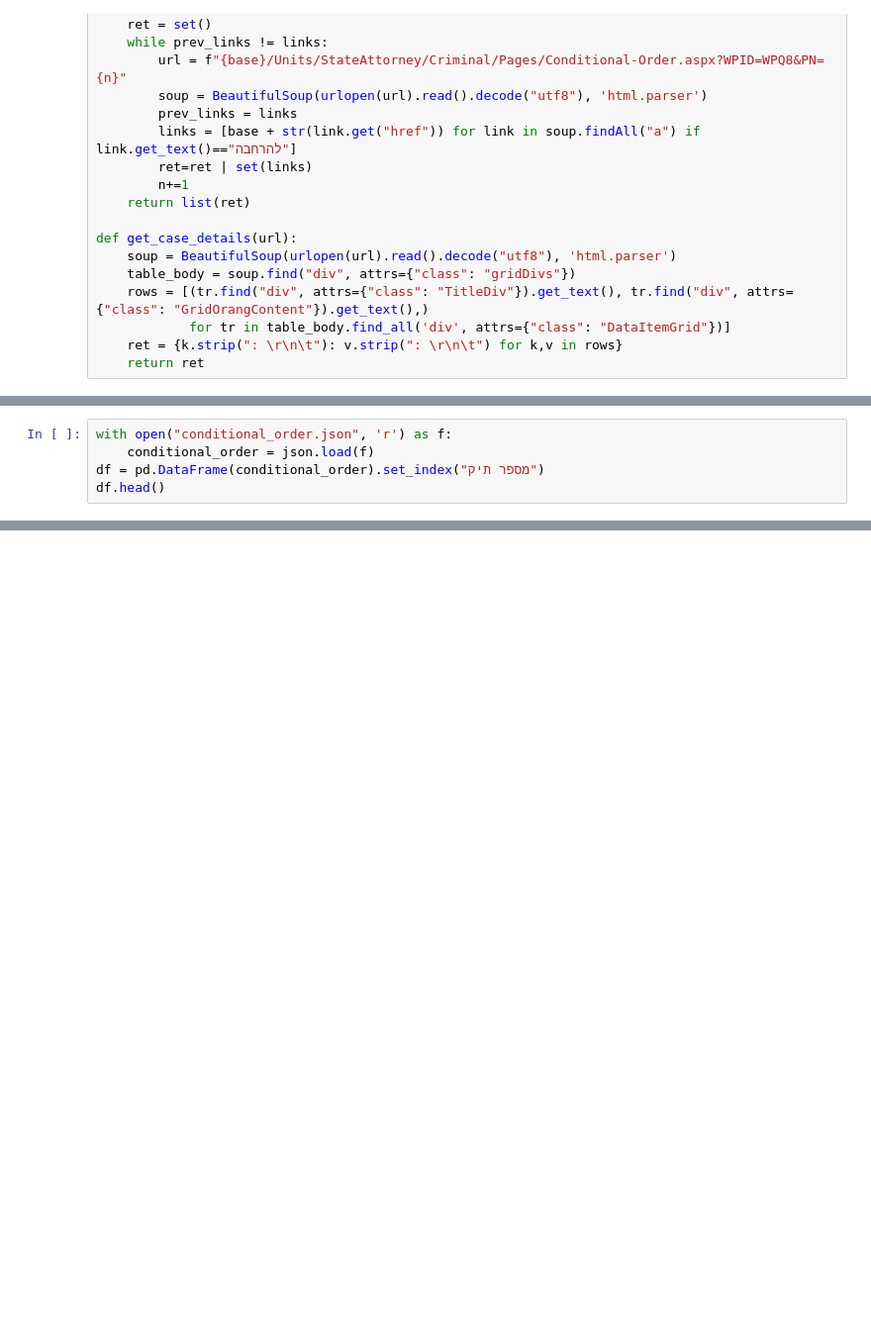
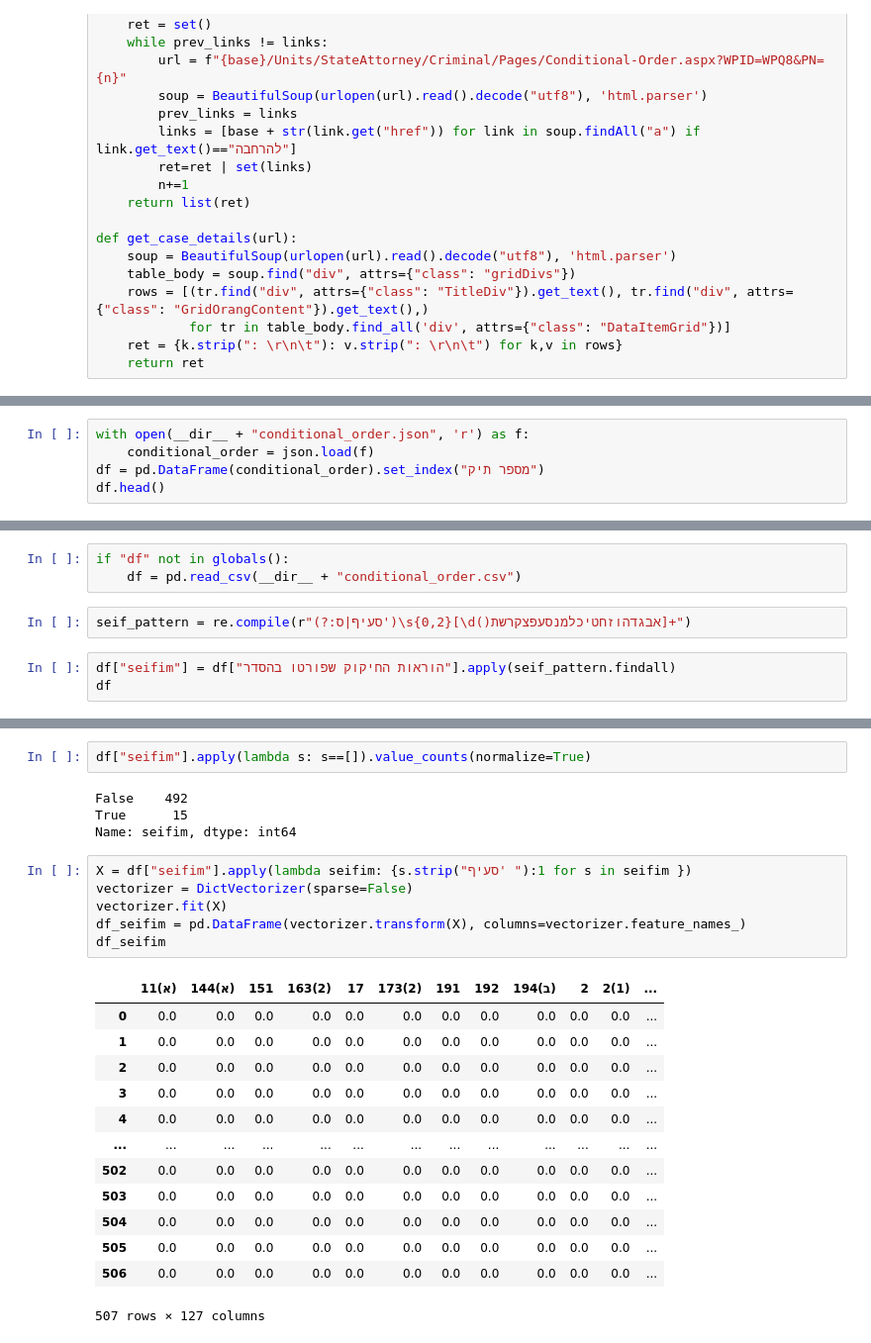
Before and after one commit to urigoren/scraping_datasets, a Jupyter notebook: conditional_order.ipynb, the cells around one changed output, grey strips where cells are left out. Shown at 99% size. Drawn from its saved outputs; the diff is of its cells as text; blank space fills up the shorter version.

```diff
--- a/conditional_order.ipynb
+++ b/conditional_order.ipynb
@@ -54,5 +63,5 @@ Error with https://www.justice.gov.ilמספר
 # %%
-with open("conditional_order.json", 'r') as f:
+with open(__dir__ + "conditional_order.json", 'r') as f:
     conditional_order = json.load(f)
 df = pd.DataFrame(conditional_order).set_index("מספר תיק")
 df.head()
@@ -68,0 +72,8 @@ df.to_csv("conditional_order.csv")
+# %%
+if "df" not in globals():
+    df = pd.read_csv(__dir__ + "conditional_order.csv")
+# %%
+seif_pattern = re.compile(r"(?:סעיף|ס')\s{0,2}[\d()אבגדהוזחטיכלמנסעפצקרשת]+")
+# %%
+df["seifim"] = df["הוראות החיקוק שפורטו בהסדר"].apply(seif_pattern.findall)
+df
@@ -68,0 +115,26 @@ df.to_csv("conditional_order.csv")
+# %%
+df["seifim"].apply(lambda s: s==[]).value_counts(normalize=True)
+# %% [output]
+False    492
+True      15
+Name: seifim, dtype: int64
+# %%
+X = df["seifim"].apply(lambda seifim: {s.strip("סעיף' "):1 for s in seifim })
+vectorizer = DictVectorizer(sparse=False)
+vectorizer.fit(X)
+df_seifim = pd.DataFrame(vectorizer.transform(X), columns=vectorizer.feature_names_)
+df_seifim
+# %% [output]
+|  | 11(א) | 144(א) | 151 | 163(2) | 17 | 173(2) | 191 | 192 | 194(ב) | 2 | 2(1) | ... |
+| 0 | 0.0 | 0.0 | 0.0 | 0.0 | 0.0 | 0.0 | 0.0 | 0.0 | 0.0 | 0.0 | 0.0 | ... |
+| 1 | 0.0 | 0.0 | 0.0 | 0.0 | 0.0 | 0.0 | 0.0 | 0.0 | 0.0 | 0.0 | 0.0 | ... |
+| 2 | 0.0 | 0.0 | 0.0 | 0.0 | 0.0 | 0.0 | 0.0 | 0.0 | 0.0 | 0.0 | 0.0 | ... |
+| 3 | 0.0 | 0.0 | 0.0 | 0.0 | 0.0 | 0.0 | 0.0 | 0.0 | 0.0 | 0.0 | 0.0 | ... |
+| 4 | 0.0 | 0.0 | 0.0 | 0.0 | 0.0 | 0.0 | 0.0 | 0.0 | 0.0 | 0.0 | 0.0 | ... |
+| ... | ... | ... | ... | ... | ... | ... | ... | ... | ... | ... | ... | ... |
+| 502 | 0.0 | 0.0 | 0.0 | 0.0 | 0.0 | 0.0 | 0.0 | 0.0 | 0.0 | 0.0 | 0.0 | ... |
+| 503 | 0.0 | 0.0 | 0.0 | 0.0 | 0.0 | 0.0 | 0.0 | 0.0 | 0.0 | 0.0 | 0.0 | ... |
+| 504 | 0.0 | 0.0 | 0.0 | 0.0 | 0.0 | 0.0 | 0.0 | 0.0 | 0.0 | 0.0 | 0.0 | ... |
+| 505 | 0.0 | 0.0 | 0.0 | 0.0 | 0.0 | 0.0 | 0.0 | 0.0 | 0.0 | 0.0 | 0.0 | ... |
+| 506 | 0.0 | 0.0 | 0.0 | 0.0 | 0.0 | 0.0 | 0.0 | 0.0 | 0.0 | 0.0 | 0.0 | ... |
+507 rows × 127 columns
```
Also changed, not shown: parts of 14 cells of this notebook.
